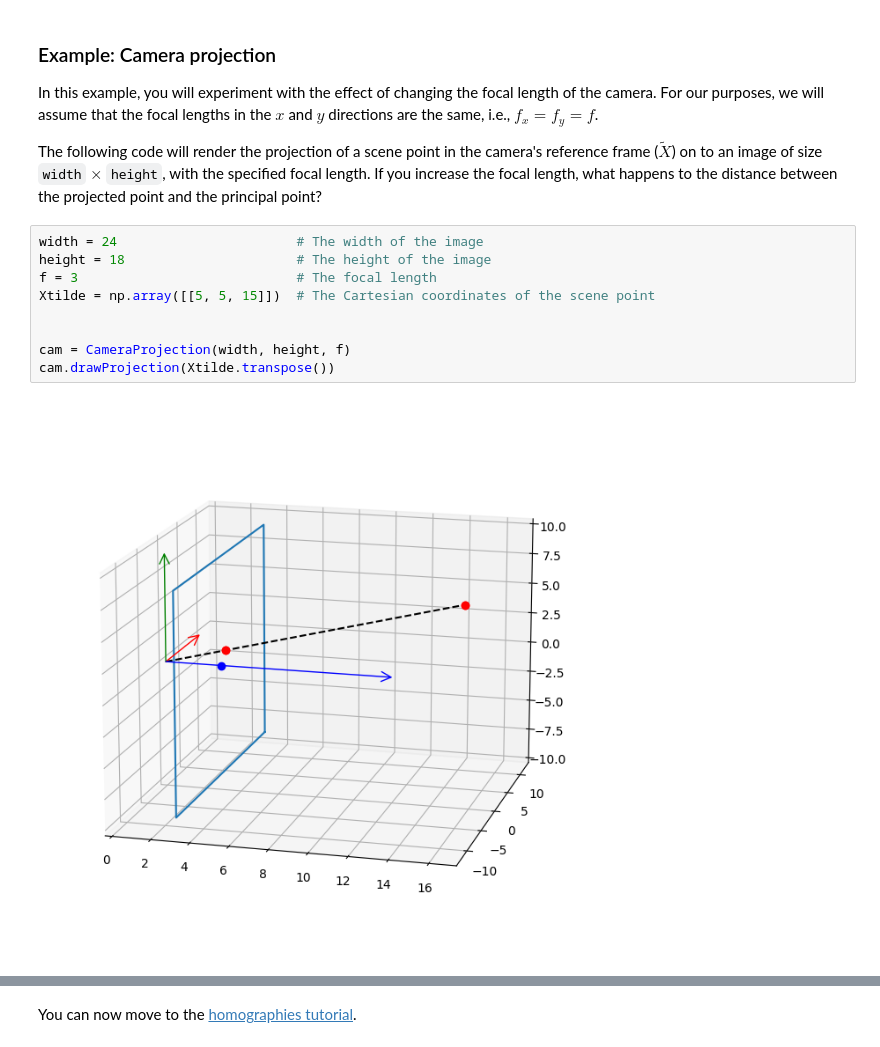
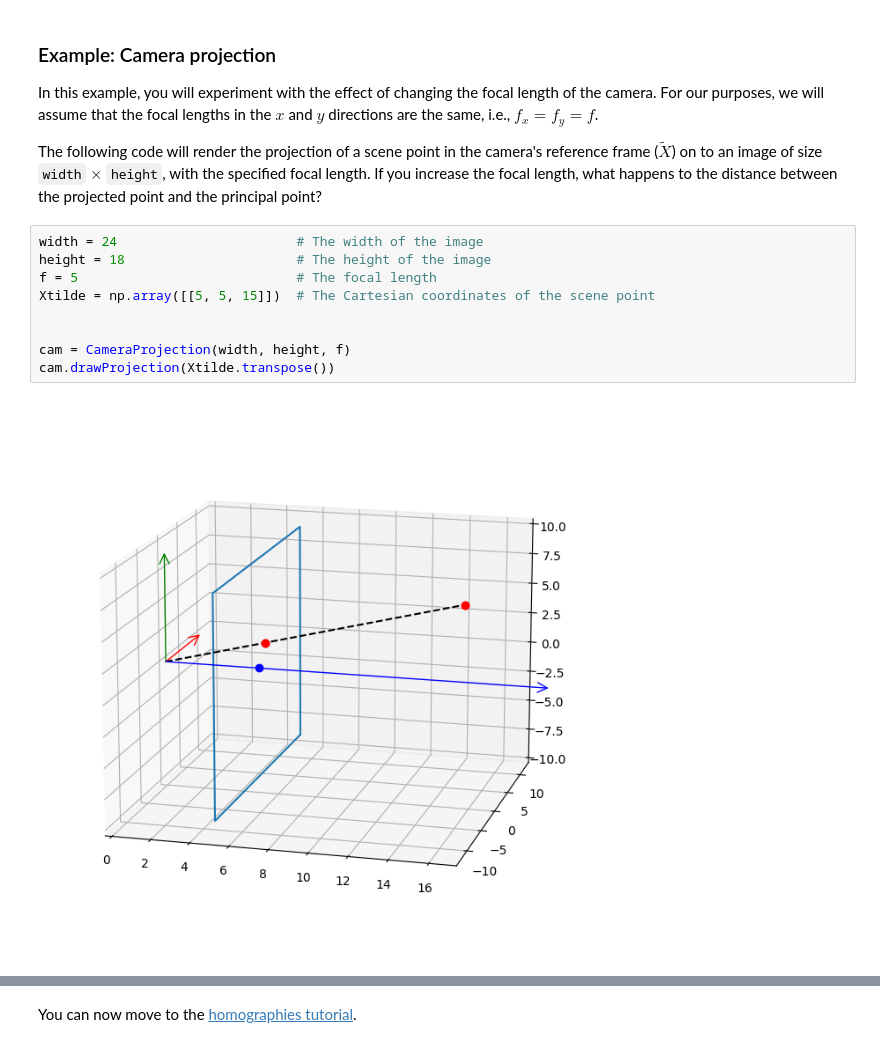
Before and after one commit to DominikKoller/duckietown-lx, a Jupyter notebook: visual-lane-servoing/notebooks/01-Pinhole-Camera/pinhole_camera_matrix.ipynb, the cells around one changed output, grey strips where cells are left out. Drawn from its saved outputs; the diff is of its cells as text.

```diff
--- a/visual-lane-servoing/notebooks/01-Pinhole-Camera/pinhole_camera_matrix.ipynb
+++ b/visual-lane-servoing/notebooks/01-Pinhole-Camera/pinhole_camera_matrix.ipynb
@@ -182,14 +182,14 @@ The following code will render the projection of a scene point in the camera's r
 # %%
 width = 24                       # The width of the image
 height = 18                      # The height of the image
-f = 3                            # The focal length
+f = 5                            # The focal length
 Xtilde = np.array([[5, 5, 15]])  # The Cartesian coordinates of the scene point
 
 
 cam = CameraProjection(width, height, f)
 cam.drawProjection(Xtilde.transpose())
 # %% [output]
-[figure, old version]
+[figure, new version]
 # %% [markdown]
 In many cases, we are interested in the model that describes how points defined with respect to a reference frame differ from that of the camera (e.g., a fixed world coordinate system or the robot's body-fixed reference frame). As we saw previously, we can transform points between different reference frames based on the $3 \times 3$ rotation matrix $R$ and the three-element translation vector $\mathbf{t}$.
 
```
Also changed, not shown: 7 other files.
